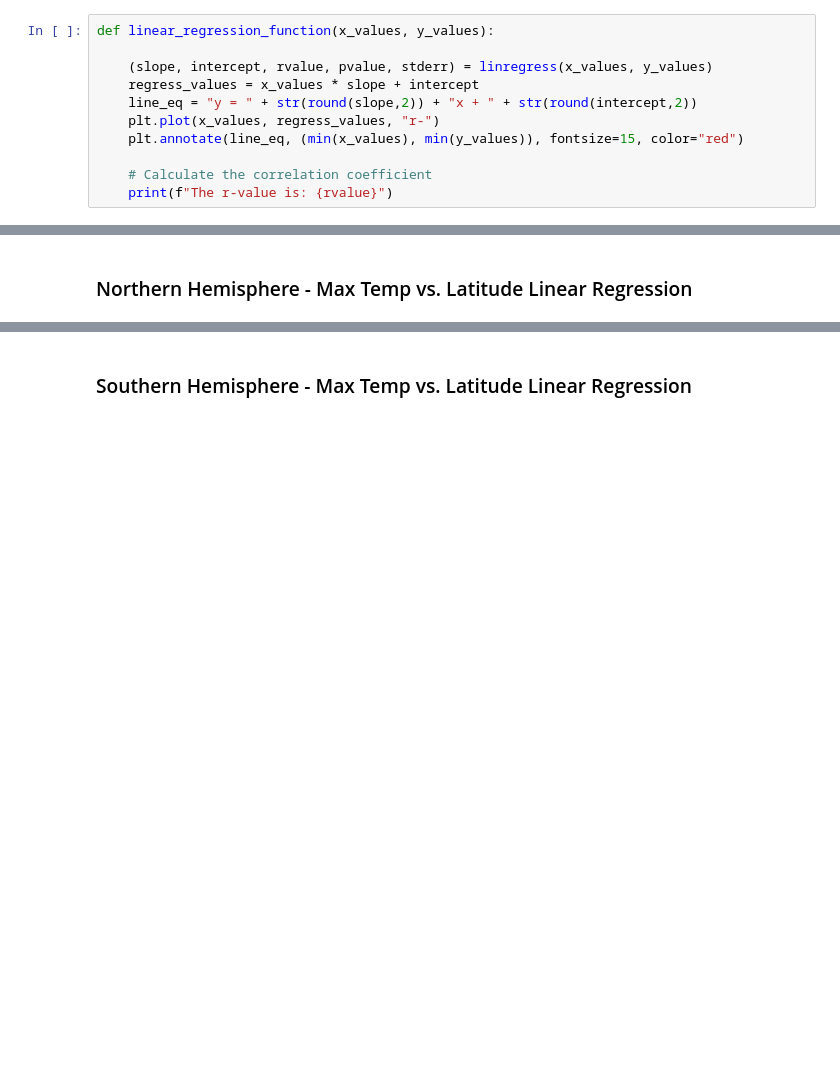
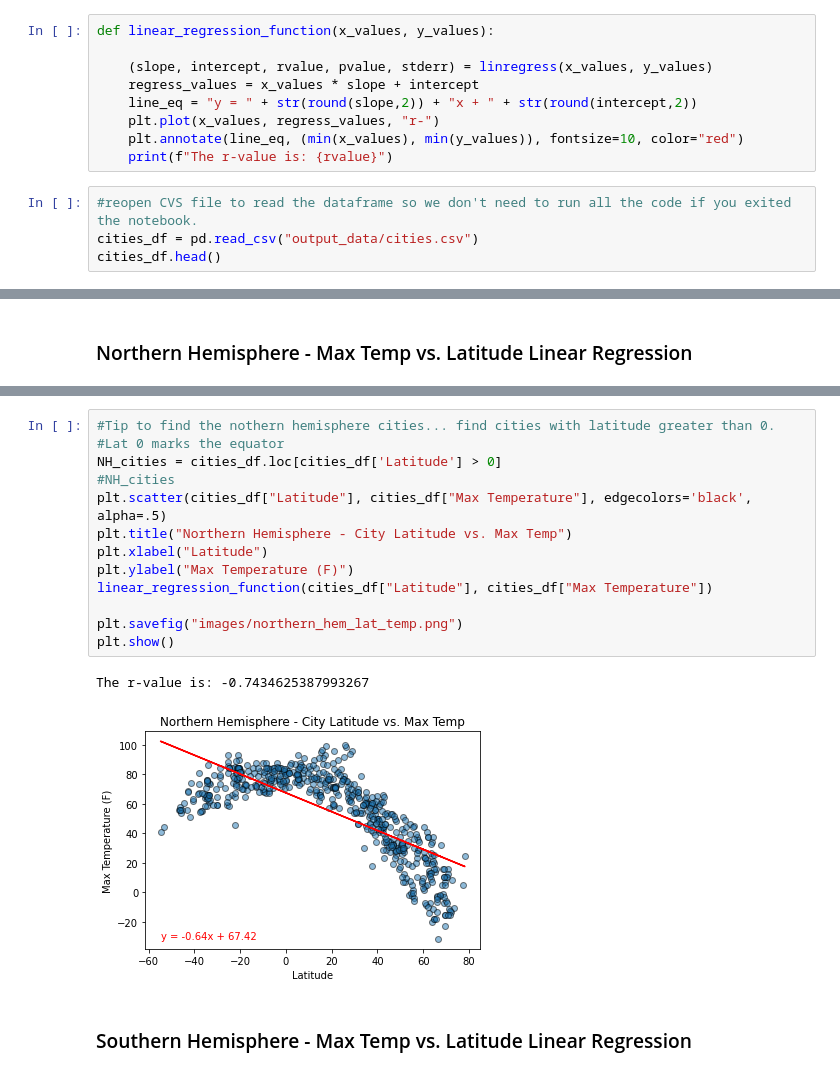
Before and after one commit to sir-omoreno/python-api-challenge, a Jupyter notebook: WeatherPy.ipynb, the cells around one changed output, grey strips where cells are left out. Saved outputs shown, nothing was run; the diff lists cells and outputs as text; blank space fills up the shorter version.

Commit message:
linear regression plots

```diff
--- a/WeatherPy.ipynb
+++ b/WeatherPy.ipynb
@@ -353,7 +340,9 @@ def linear_regression_function(x_values, y_values):
     regress_values = x_values * slope + intercept
     line_eq = "y = " + str(round(slope,2)) + "x + " + str(round(intercept,2))
     plt.plot(x_values, regress_values, "r-")
-    plt.annotate(line_eq, (min(x_values), min(y_values)), fontsize=15, color="red")
-
-    # Calculate the correlation coefficient
+    plt.annotate(line_eq, (min(x_values), min(y_values)), fontsize=10, color="red")
     print(f"The r-value is: {rvalue}")
+# %%
+#reopen CVS file to read the dataframe so we don't need to run all the code if you exited the notebook.
+cities_df = pd.read_csv("output_data/cities.csv")
+cities_df.head()
@@ -366,2 +358,18 @@ The r-value is: 0.46937863826630627
+# %%
+#Tip to find the nothern hemisphere cities... find cities with latitude greater than 0.
+#Lat 0 marks the equator
+NH_cities = cities_df.loc[cities_df['Latitude'] > 0]
+#NH_cities
+plt.scatter(cities_df["Latitude"], cities_df["Max Temperature"], edgecolors='black', alpha=.5)
+plt.title("Northern Hemisphere - City Latitude vs. Max Temp")
+plt.xlabel("Latitude")
+plt.ylabel("Max Temperature (F)")
+linear_regression_function(cities_df["Latitude"], cities_df["Max Temperature"])
+
+plt.savefig("images/northern_hem_lat_temp.png")
+plt.show()
+# %% [output]
+The r-value is: -0.7434625387993267
+[figure, added]
 # %% [markdown]
 ###  Southern Hemisphere - Max Temp vs. Latitude Linear Regression
```
Also changed, not shown: parts of 7 cells of this notebook, 1 other file.
